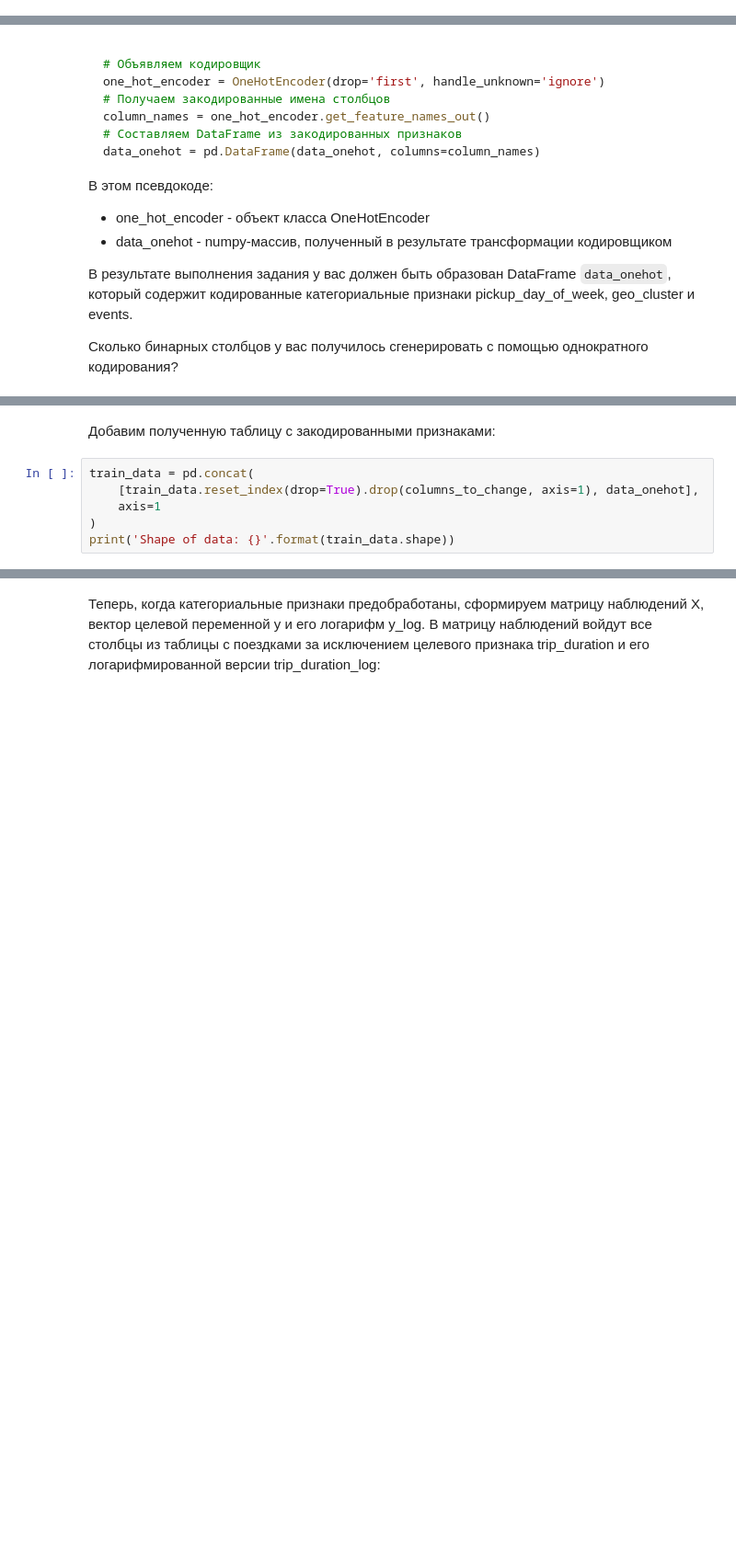
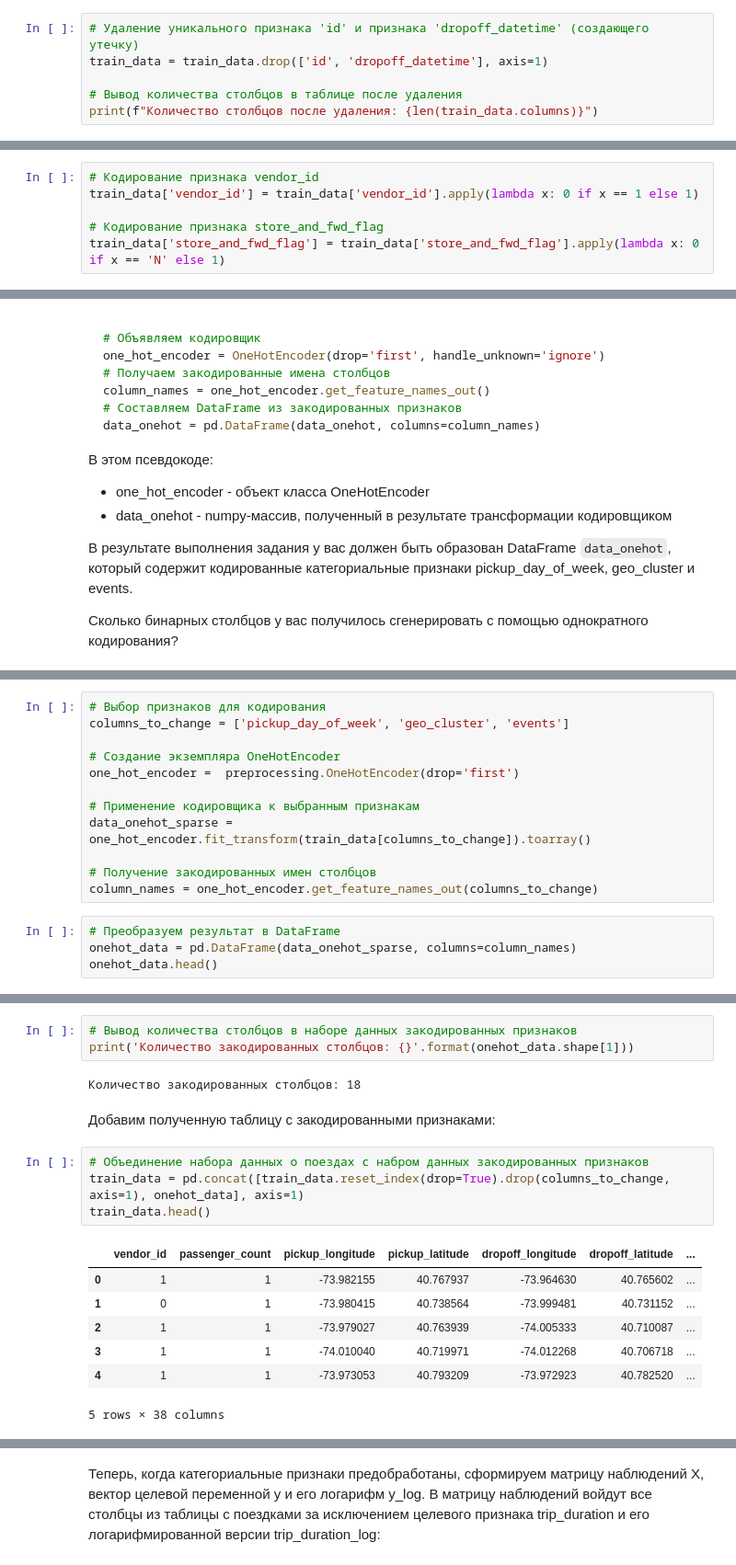
Before and after one commit to Losyash/pw_ii, a Jupyter notebook: notebook.ipynb, the cells around one changed output, grey strips where cells are left out. Shown at 92% size. Saved outputs shown, nothing was run; the diff lists cells and outputs as text; blank space fills up the shorter version.

```diff
--- a/notebook.ipynb
+++ b/notebook.ipynb
@@ -965,0 +978,6 @@ train_data.head()
+# %%
+# Удаление уникального признака 'id' и признака 'dropoff_datetime' (создающего утечку)
+train_data = train_data.drop(['id', 'dropoff_datetime'], axis=1)
+
+# Вывод количества столбцов в таблице после удаления
+print(f"Количество столбцов после удаления: {len(train_data.columns)}")
@@ -983,0 +1004,6 @@ print('Shape of data:  {}'.format(train_data.shape))
+# %%
+# Кодирование признака vendor_id
+train_data['vendor_id'] = train_data['vendor_id'].apply(lambda x: 0 if x == 1 else 1)
+
+# Кодирование признака store_and_fwd_flag
+train_data['store_and_fwd_flag'] = train_data['store_and_fwd_flag'].apply(lambda x: 0 if x == 'N' else 1)
@@ -1012,0 +1051,16 @@ data_onehot = pd.DataFrame(data_onehot, columns=column_names)
+# %%
+# Выбор признаков для кодирования
+columns_to_change = ['pickup_day_of_week', 'geo_cluster', 'events']
+
+# Создание экземпляра OneHotEncoder
+one_hot_encoder =  preprocessing.OneHotEncoder(drop='first')
+
+# Применение кодировщика к выбранным признакам
+data_onehot_sparse = one_hot_encoder.fit_transform(train_data[columns_to_change]).toarray()
+
+# Получение закодированных имен столбцов
+column_names = one_hot_encoder.get_feature_names_out(columns_to_change)
+# %%
+# Преобразуем результат в DataFrame
+onehot_data = pd.DataFrame(data_onehot_sparse, columns=column_names)
+onehot_data.head()
@@ -1013,8 +1074,19 @@ data_onehot = pd.DataFrame(data_onehot, columns=column_names)
+# %%
+# Вывод количества столбцов в наборе данных закодированных признаков
+print('Количество закодированных столбцов: {}'.format(onehot_data.shape[1]))
+# %% [output]
+Количество закодированных столбцов: 18
 # %% [markdown]
 Добавим полученную таблицу с закодированными признаками:
 # %%
-train_data = pd.concat(
-    [train_data.reset_index(drop=True).drop(columns_to_change, axis=1), data_onehot],
-    axis=1
-)
-print('Shape of data: {}'.format(train_data.shape))
+# Объединение набора данных о поездах с набром данных закодированных признаков
+train_data = pd.concat([train_data.reset_index(drop=True).drop(columns_to_change, axis=1), onehot_data], axis=1)
+train_data.head()
+# %% [output]
+|  | vendor_id | passenger_count | pickup_longitude | pickup_latitude | dropoff_longitude | dropoff_latitude | ... |
+| 0 | 1 | 1 | -73.982155 | 40.767937 | -73.964630 | 40.765602 | ... |
+| 1 | 0 | 1 | -73.980415 | 40.738564 | -73.999481 | 40.731152 | ... |
+| 2 | 1 | 1 | -73.979027 | 40.763939 | -74.005333 | 40.710087 | ... |
+| 3 | 1 | 1 | -74.010040 | 40.719971 | -74.012268 | 40.706718 | ... |
+| 4 | 1 | 1 | -73.973053 | 40.793209 | -73.972923 | 40.782520 | ... |
+5 rows × 38 columns
```
Also changed, not shown: parts of 32 cells of this notebook.
